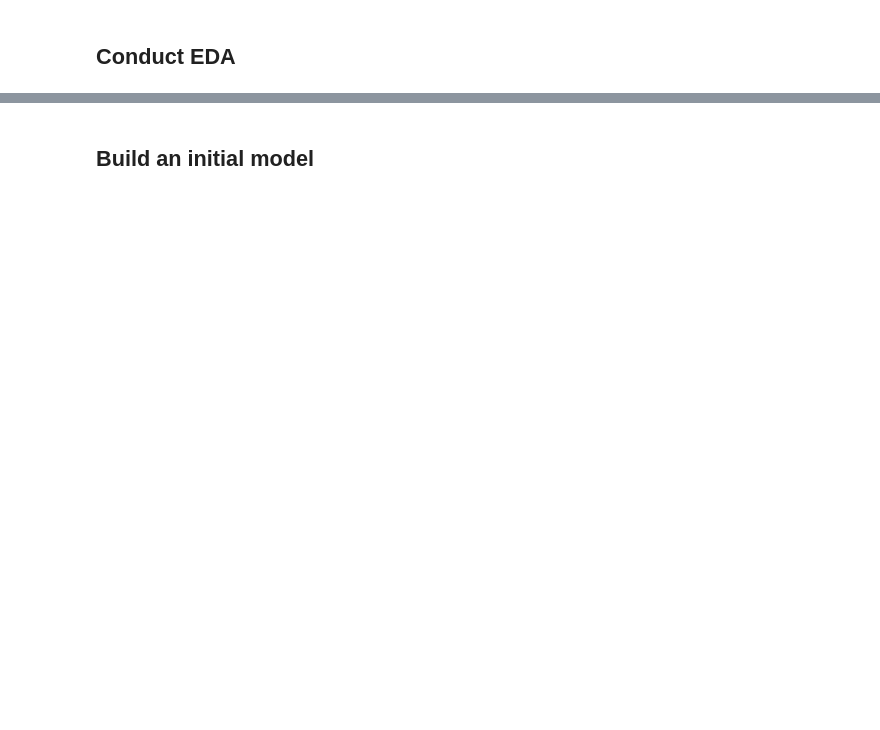
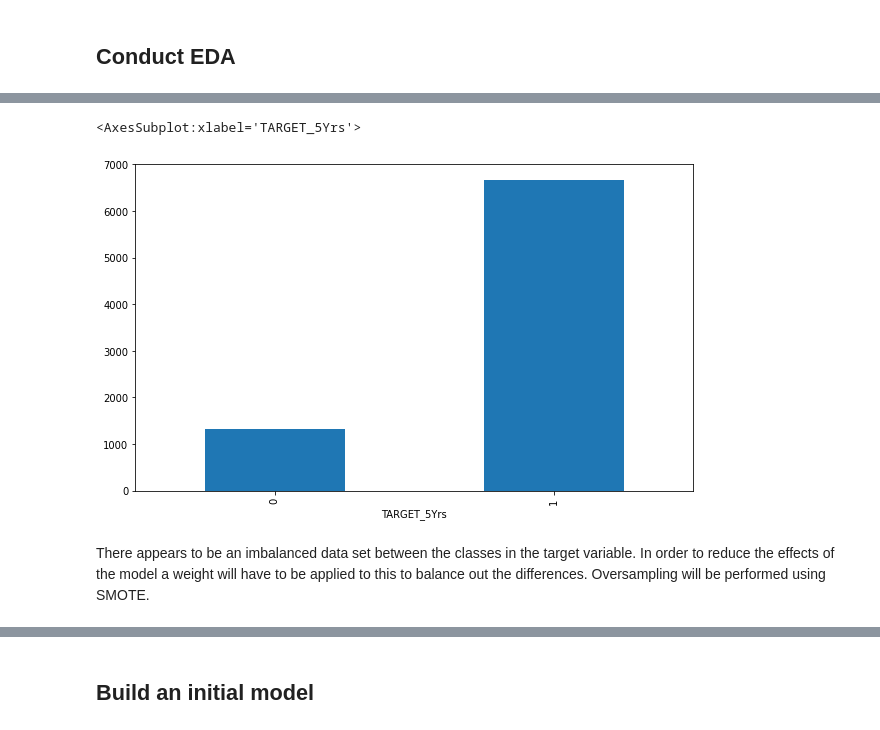
Before and after one commit to James-8212913/group1_nba_career_prediction, a Jupyter notebook: group1_nba_career_prediction/notebooks/murray_james_week_1.ipynb_week1_initial.ipynb, the cells around one changed output, grey strips where cells are left out. Cells and saved outputs as stored; diff of their text form; code cells hidden in the pictures; blank space fills up the shorter version.

```diff
--- a/group1_nba_career_prediction/notebooks/murray_james_week_1.ipynb_week1_initial.ipynb
+++ b/group1_nba_career_prediction/notebooks/murray_james_week_1.ipynb_week1_initial.ipynb
@@ -82,0 +118,8 @@ sns.heatmap(df_train.corr(),cmap='viridis',annot=True)
+# %%
+GroupedData=df_train.groupby('TARGET_5Yrs').size()
+GroupedData.plot(kind='bar', figsize=(10,6))
+# %% [output]
+<AxesSubplot:xlabel='TARGET_5Yrs'>
+[figure, added]
+# %% [markdown]
+There appears to be an imbalanced data set between the classes in the target variable. In order to reduce the effects of the model a weight will have to be applied to this to balance out the differences. Oversampling will be performed using SMOTE.
```
Also changed, not shown: parts of 28 cells of this notebook, 7 other files.
